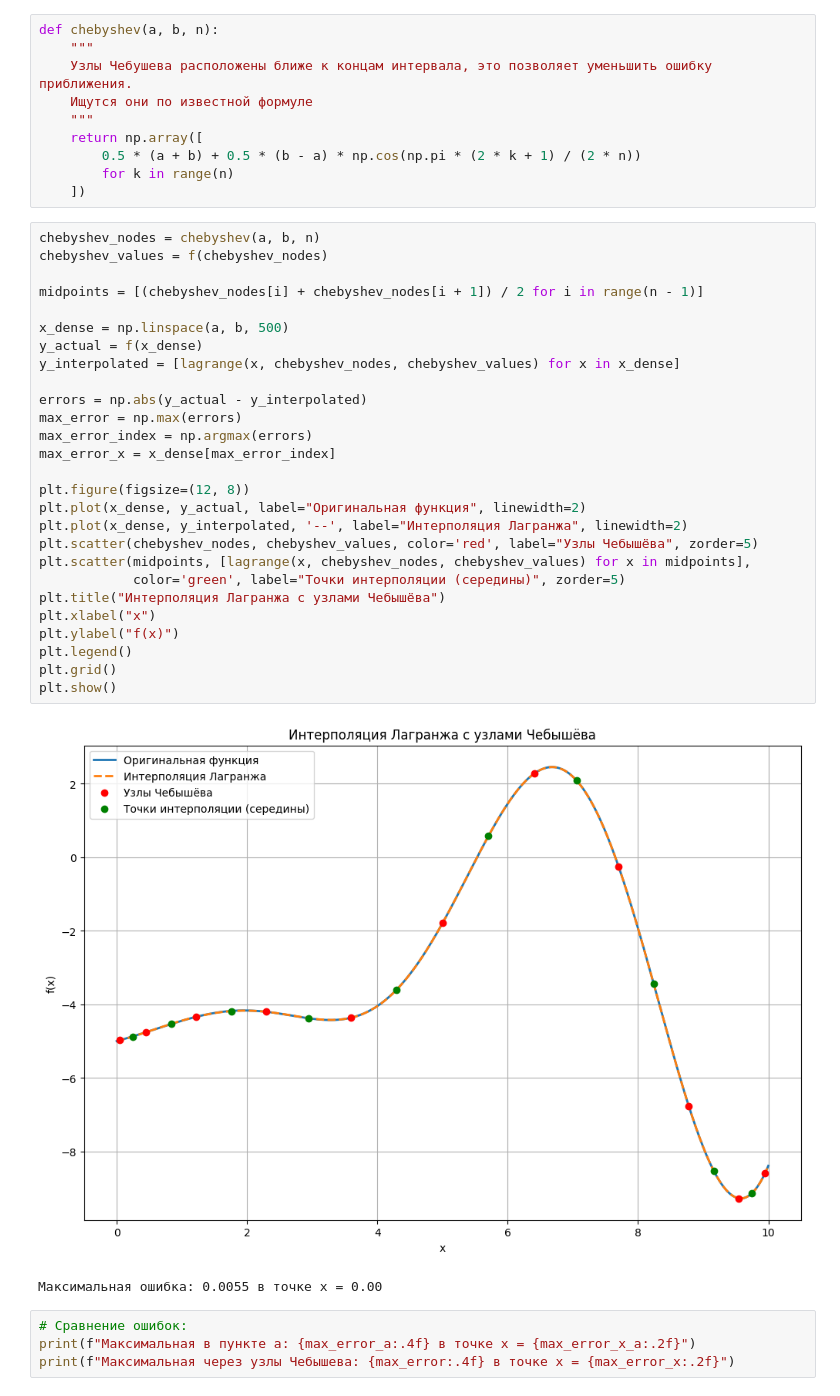
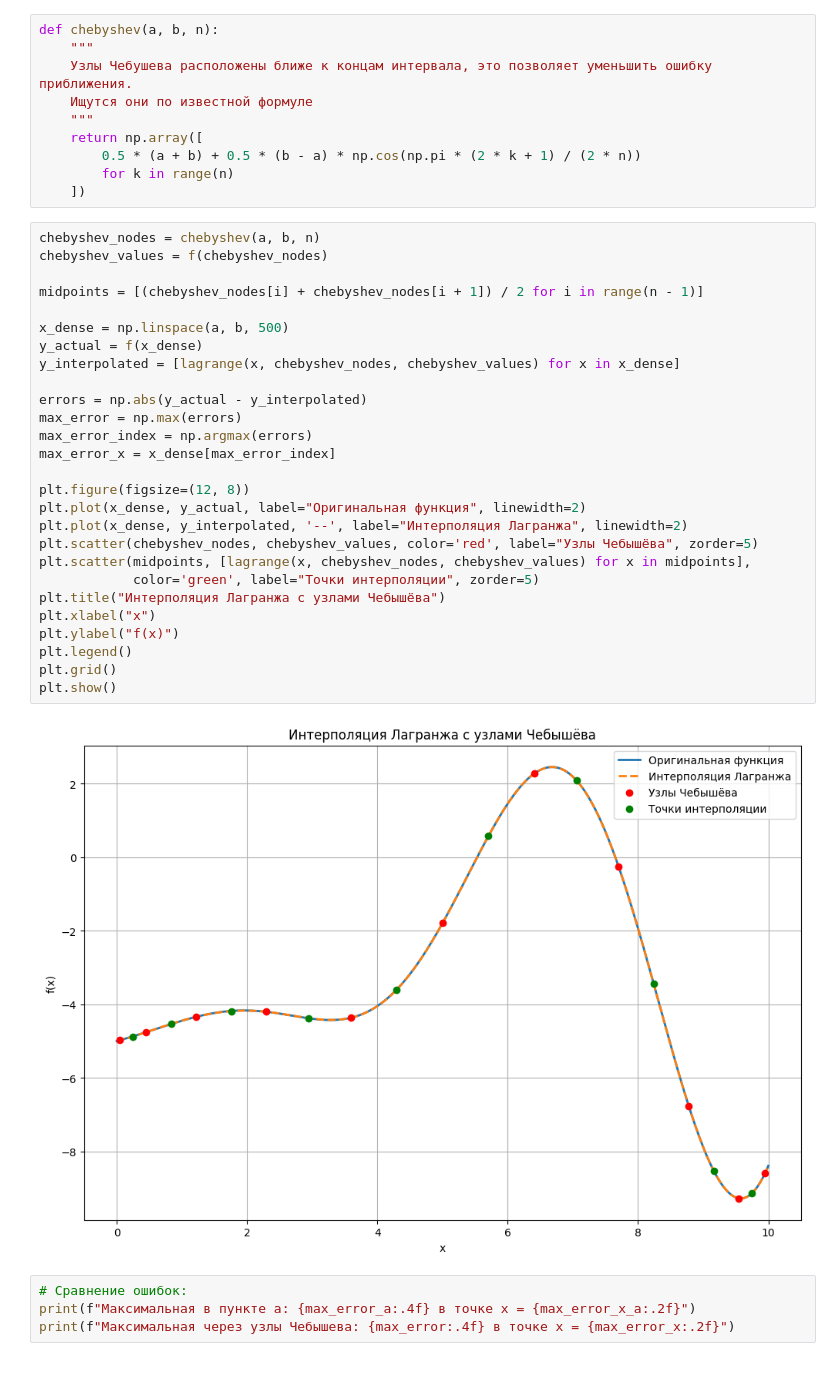
Before and after one commit to Howmanyeyes/NIR_2024, a Jupyter notebook: 1.ipynb, the cells around one changed output. Drawn from its saved outputs; the diff is of its cells as text.

```diff
--- a/1.ipynb
+++ b/1.ipynb
@@ -89,33 +89,32 @@ def chebyshev(a, b, n):
 # %%
 chebyshev_nodes = chebyshev(a, b, n)
 chebyshev_values = f(chebyshev_nodes)
 
 midpoints = [(chebyshev_nodes[i] + chebyshev_nodes[i + 1]) / 2 for i in range(n - 1)]
 
 x_dense = np.linspace(a, b, 500)
 y_actual = f(x_dense)
 y_interpolated = [lagrange(x, chebyshev_nodes, chebyshev_values) for x in x_dense]
 
 errors = np.abs(y_actual - y_interpolated)
 max_error = np.max(errors)
 max_error_index = np.argmax(errors)
 max_error_x = x_dense[max_error_index]
 
 plt.figure(figsize=(12, 8))
 plt.plot(x_dense, y_actual, label="Оригинальная функция", linewidth=2)
 plt.plot(x_dense, y_interpolated, '--', label="Интерполяция Лагранжа", linewidth=2)
 plt.scatter(chebyshev_nodes, chebyshev_values, color='red', label="Узлы Чебышёва", zorder=5)
 plt.scatter(midpoints, [lagrange(x, chebyshev_nodes, chebyshev_values) for x in midpoints],
-            color='green', label="Точки интерполяции (середины)", zorder=5)
+            color='green', label="Точки интерполяции", zorder=5)
 plt.title("Интерполяция Лагранжа с узлами Чебышёва")
 plt.xlabel("x")
 plt.ylabel("f(x)")
 plt.legend()
 plt.grid()
 plt.show()
 # %% [output]
-[figure, old version]
+[figure, new version]
-Максимальная ошибка: 0.0055 в точке x = 0.00
 # %%
 # Сравнение ошибок:
 print(f"Максимальная в пункте а: {max_error_a:.4f} в точке x = {max_error_x_a:.2f}")
```
Also changed, not shown: 3 other files.
